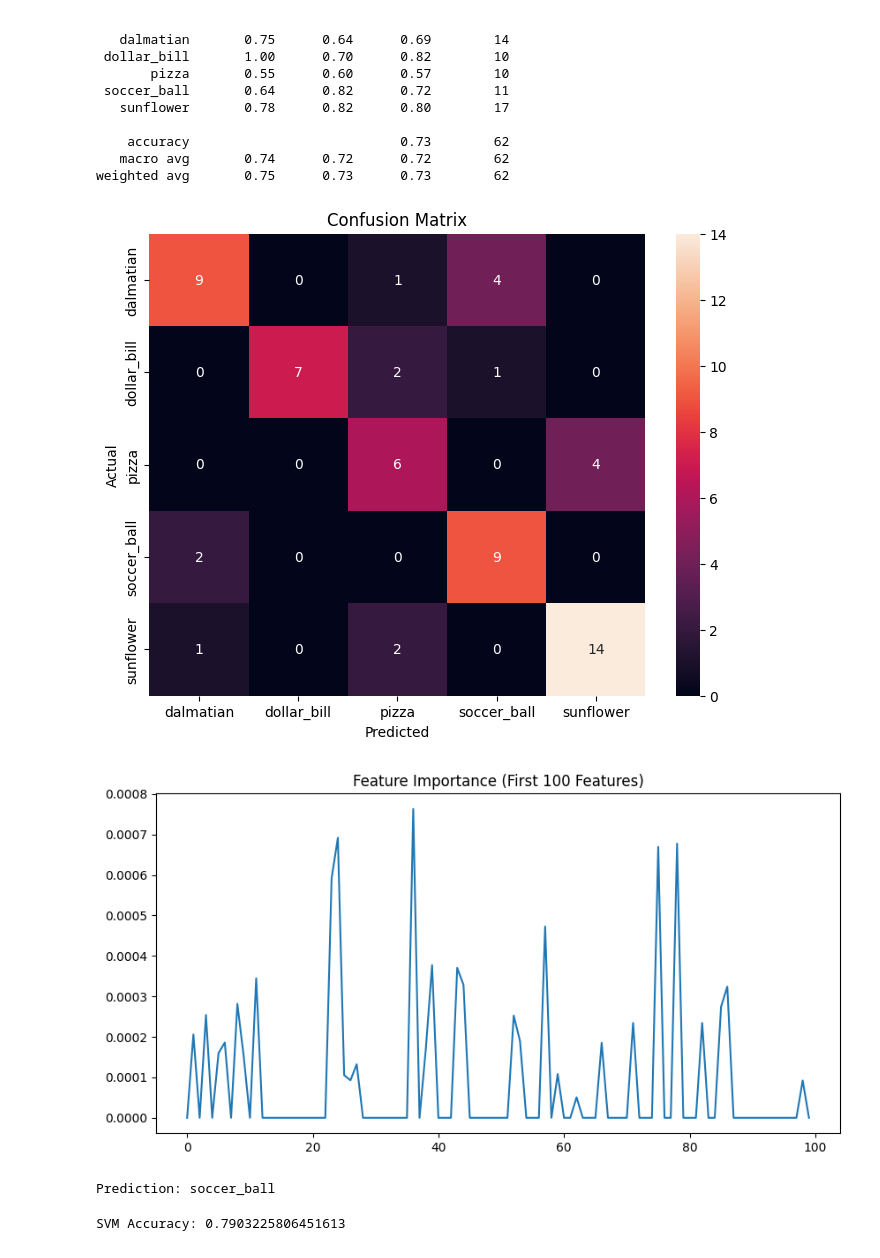
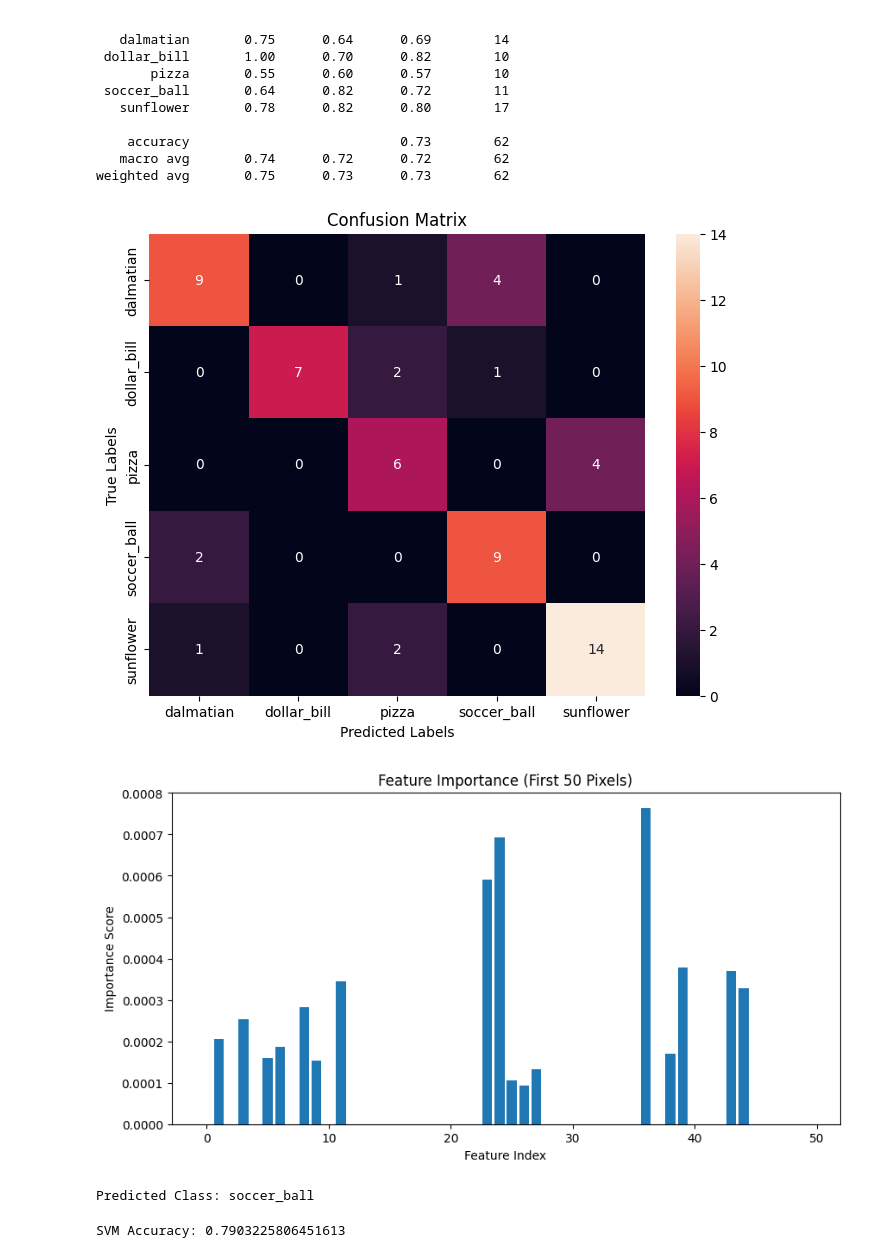
Before and after one commit to AngeNana23/Assignment-11, a Jupyter notebook: Assignment11.ipynb, the cells around one changed output. Cells and saved outputs as stored; diff of their text form; code cells hidden in the pictures.

```diff
--- a/Assignment11.ipynb
+++ b/Assignment11.ipynb
@@ -58,31 +105,43 @@ plt.show()
 # %% [output]
 [figure]
 # %%
+# Split dataset:
+# 80% training, 20% testing
+# stratify=y ensures balanced class distribution
 X_train, X_test, y_train, y_test = train_test_split(
-    X, y, test_size=0.2, random_state=42, stratify=y
+    X, y,
+    test_size=0.2,
+    random_state=42,
+    stratify=y
 )
 # %%
+# Define hyperparameter grid for tuning
 param_grid = {
-    'n_estimators': [50, 100],
-    'max_depth': [10, 20, None],
-    'min_samples_split': [2, 5],
-    'min_samples_leaf': [1, 2]
+    'n_estimators': [50, 100],          # number of trees
+    'max_depth': [10, 20, None],        # depth of each tree
+    'min_samples_split': [2, 5],        # min samples to split node
+    'min_samples_leaf': [1, 2]          # min samples at leaf
 }
 
+# Initialize Random Forest model
 rf = RandomForestClassifier(random_state=42)
 
+# GridSearchCV → finds best parameter combination
 grid = GridSearchCV(
-    rf,
-    param_grid,
-    cv=3,
-    n_jobs=-1,
+    estimator=rf,
+    param_grid=param_grid,
+    cv=3,              # 3-fold cross-validation
+    n_jobs=-1,         # use all CPU cores
     verbose=1
 )
 
+# Train model using training data
 grid.fit(X_train, y_train)
 
+# Display best parameters found
 print("Best Parameters:", grid.best_params_)
 
+# Retrieve best trained model
 best_model = grid.best_estimator_
 # %% [output]
 Fitting 3 folds for each of 24 candidates, totalling 72 fits
@@ -108,23 +172,33 @@ Classification Report:
    macro avg       0.74      0.72      0.72        62
 weighted avg       0.75      0.73      0.73        62
 # %%
+# Generate confusion matrix
 cm = confusion_matrix(y_test, y_pred)
 
+# Plot confusion matrix as heatmap
 plt.figure(figsize=(8,6))
-sns.heatmap(cm, annot=True, fmt="d", xticklabels=class_names, yticklabels=class_names)
-plt.xlabel("Predicted")
-plt.ylabel("Actual")
+sns.heatmap(cm, annot=True, fmt="d",
+            xticklabels=class_names,
+            yticklabels=class_names)
+
+plt.xlabel("Predicted Labels")
+plt.ylabel("True Labels")
 plt.title("Confusion Matrix")
 plt.show()
 # %% [output]
-[figure, old version]
+[figure, new version]
 # %%
+# Extract feature importance scores
 importances = best_model.feature_importances_
 
+# Plot first 50 feature importances
 plt.figure(figsize=(10,5))
-plt.plot(importances[:100])
-plt.title("Feature Importance (First 100 Features)")
+plt.bar(range(50), importances[:50])
+
+plt.title("Feature Importance (First 50 Pixels)")
+plt.xlabel("Feature Index")
+plt.ylabel("Importance Score")
 plt.show()
 # %% [output]
-[figure, old version]
+[figure, new version]
 # %%
@@ -138,7 +227,9 @@ def predict_image(image_path):
     return class_names[pred]
 # %%
+# Test the prediction function with a sample image
 test_path = "/content/drive/MyDrive/images/soccer_ball/image_0064.jpg"
-print("Prediction:", predict_image(test_path))
+
+print("Predicted Class:", predict_image(test_path))
 # %% [output]
-Prediction: soccer_ball
+Predicted Class: soccer_ball
 # %%
```
Also changed, not shown: parts of 8 cells of this notebook.
